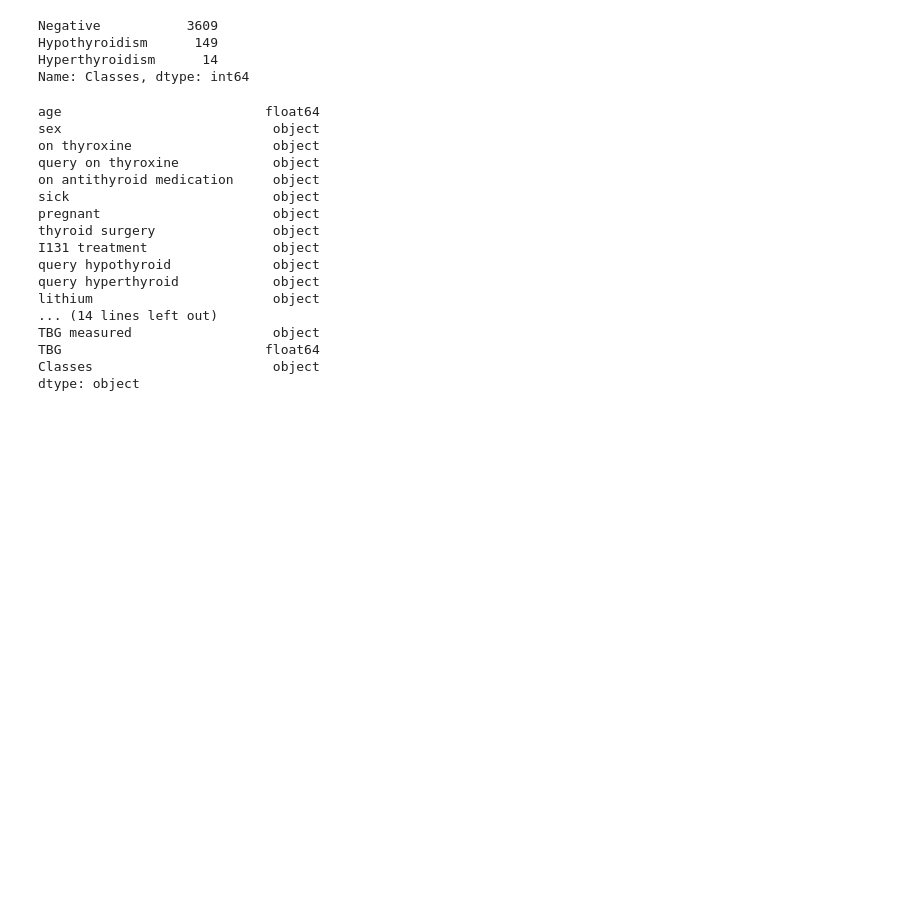
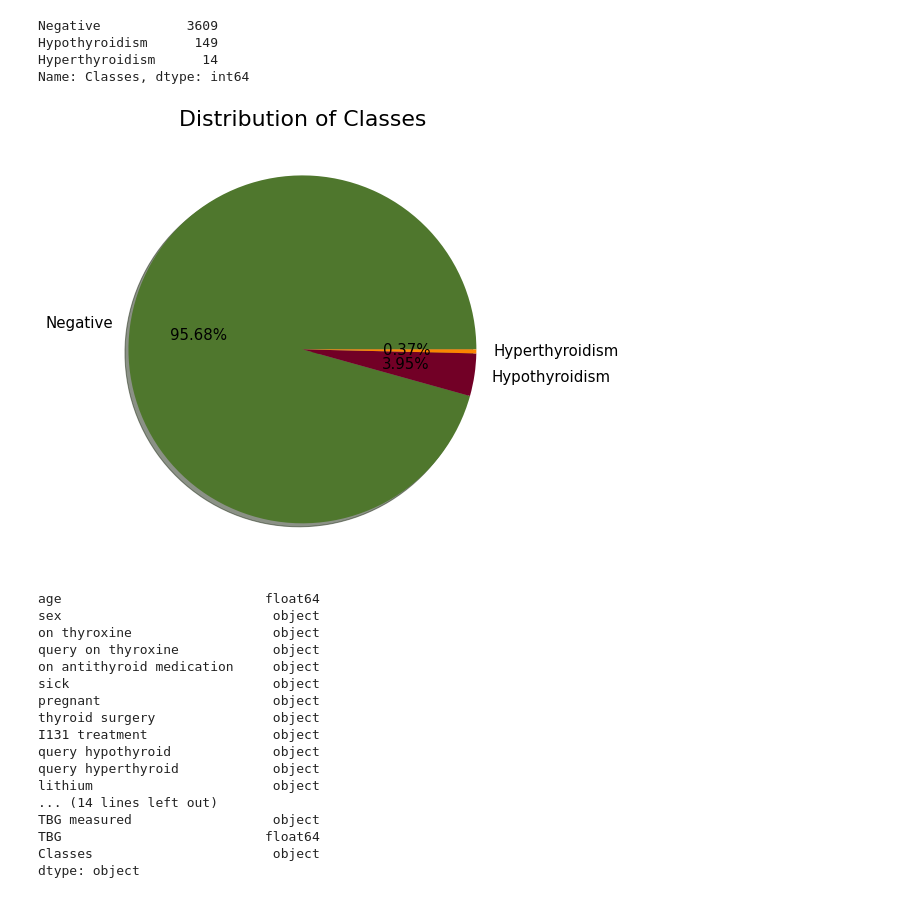
Before and after one commit to PoojaDasIndia/Thyroid-Disease-Detection, a Jupyter notebook: Thyroid Disease Detection.ipynb, the cells around one changed output. Saved outputs shown, nothing was run; the diff lists cells and outputs as text; code cells hidden in the pictures; blank space fills up the shorter version.

```diff
--- a/Thyroid Disease Detection.ipynb
+++ b/Thyroid Disease Detection.ipynb
@@ -342,6 +342,12 @@ Negative           3609
 Hypothyroidism      149
 Hyperthyroidism      14
 Name: Classes, dtype: int64
+# %%
+plt.figure(facecolor="white",figsize=(8,8))
+plt.pie(data['Classes'].value_counts(), labels=['Negative','Hypothyroidism','Hyperthyroidism'] ,colors=['#4f772d','#720026','#fb8500'], autopct='%0.2f%%',shadow=True,textprops={'fontsize': 15});
+plt.title("Distribution of Classes",fontsize=22);
+# %% [output]
+[figure, added]
 # %%
 # Change data type of Numerical feature Object to (Int-Float)
 
```
